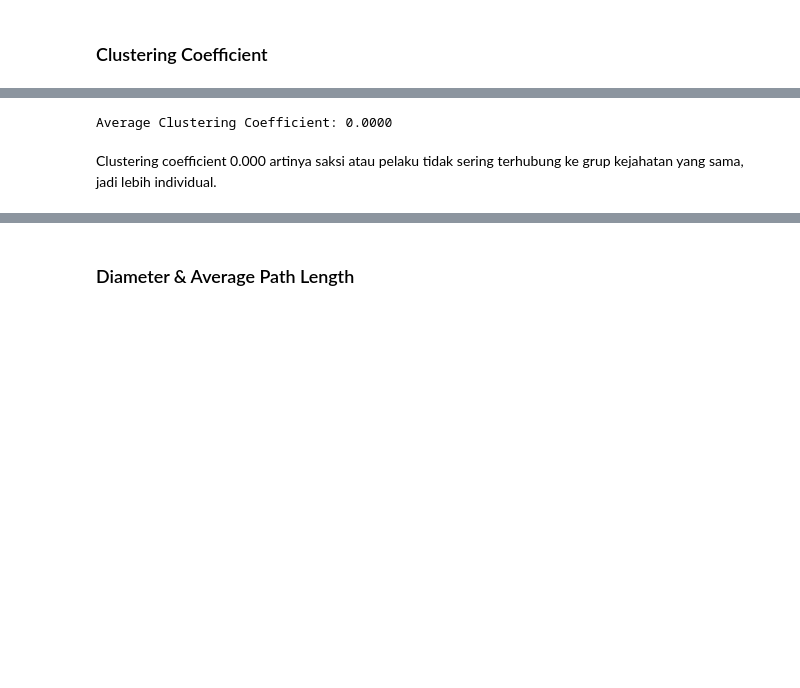
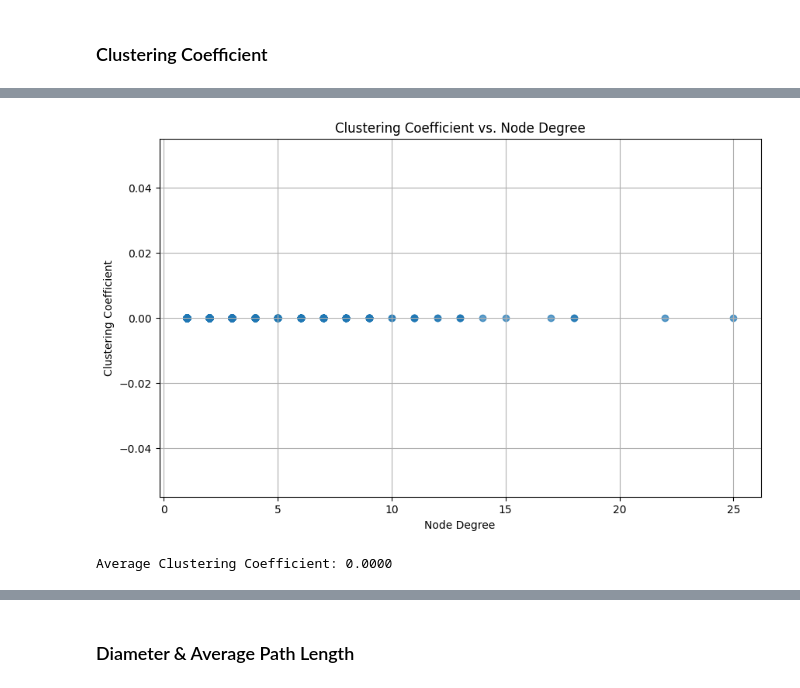
Before and after one commit to clevegiosiaa/network-graph, a Jupyter notebook: 212100125_UAS_Topik_dalam_Big_Data_Analytics.ipynb, the cells around one changed output, grey strips where cells are left out. Saved outputs shown, nothing was run; the diff lists cells and outputs as text; code cells hidden in the pictures; blank space fills up the shorter version.

```diff
--- a/212100125_UAS_Topik_dalam_Big_Data_Analytics.ipynb
+++ b/212100125_UAS_Topik_dalam_Big_Data_Analytics.ipynb
@@ -448,8 +494,28 @@ Average degree adalah 2.1. Ini artinya rata-rata orang (pelaku, saksi, korban) h
+# %%
+clustering_coefficients = nx.clustering(G)
+node_degrees = dict(G.degree())
+
+# Create a list to store node degree and clustering coefficient pairs
+degree_clustering_data = []
+for node, degree in node_degrees.items():
+    degree_clustering_data.append((degree, clustering_coefficients[node]))
+
+# Separate degrees and clustering coefficients
+degrees, clustering_coeffs = zip(*degree_clustering_data)
+
+
+plt.figure(figsize=(10, 6))
+plt.scatter(degrees, clustering_coeffs, alpha=0.7)
+plt.xlabel("Node Degree")
+plt.ylabel("Clustering Coefficient")
+plt.title("Clustering Coefficient vs. Node Degree")
+plt.grid(True)
+plt.show()
+# %% [output]
+[figure, added]
 # %%
 # Average Clustering Coefficient
 average_clustering = nx.average_clustering(G)
 print(f"Average Clustering Coefficient: {average_clustering:.4f}")
 # %% [output]
 Average Clustering Coefficient: 0.0000
-# %% [markdown]
-Clustering coefficient 0.000 artinya saksi atau pelaku tidak sering terhubung ke grup kejahatan yang sama, jadi lebih individual.
```
Also changed, not shown: parts of 17 cells of this notebook.
